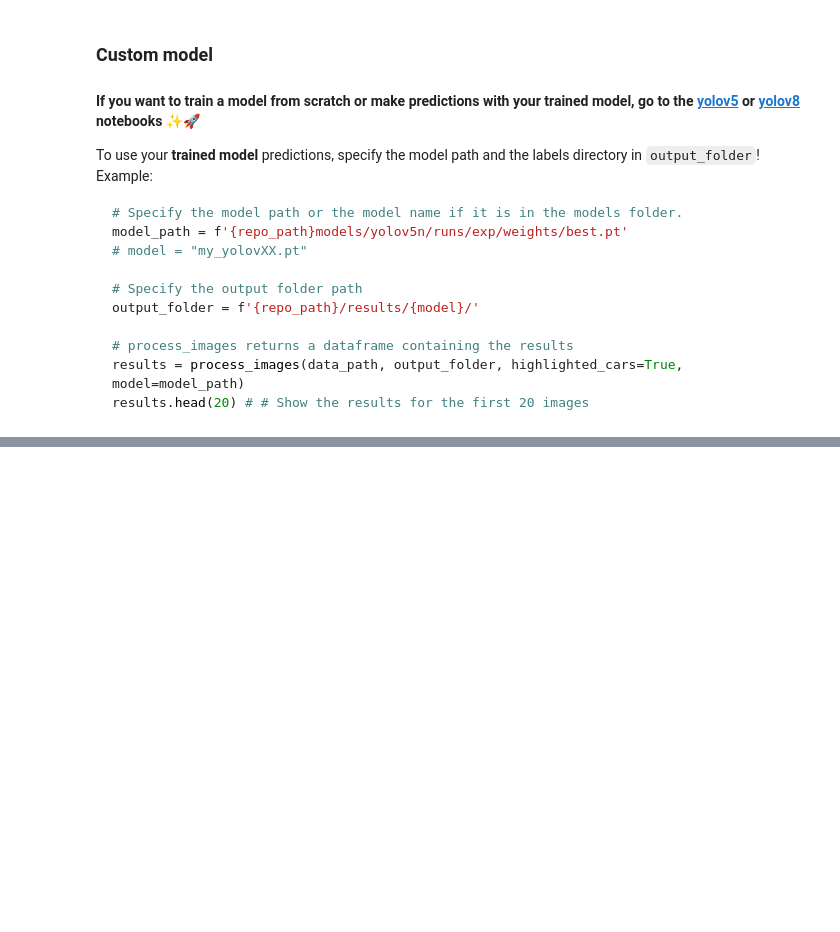
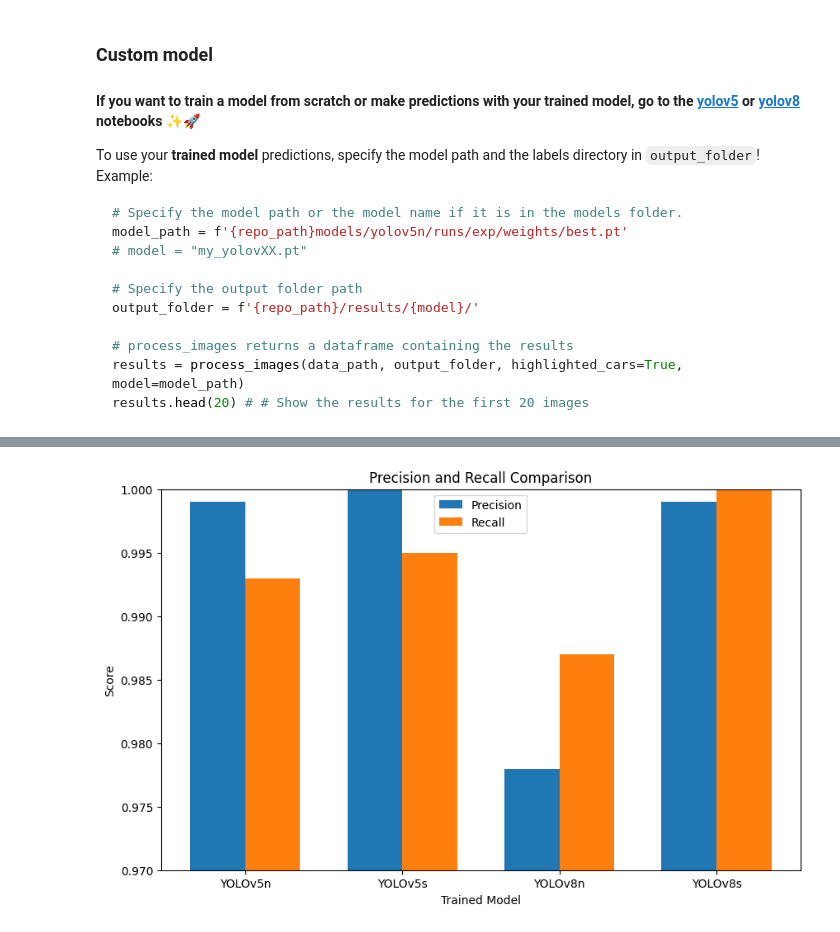
Before and after one commit to math-silva/YOLO-Parking-Spot, a Jupyter notebook: notebooks/yolo-parking-spot.ipynb, the cells around one changed output, grey strips where cells are left out. Drawn from its saved outputs; the diff is of its cells as text; code cells hidden in the pictures; blank space fills up the shorter version.

```diff
--- a/notebooks/yolo-parking-spot.ipynb
+++ b/notebooks/yolo-parking-spot.ipynb
@@ -178,0 +234,5 @@ results.head(20) # # Show the results for the first 20 images
+# %%
+# %% [hide]
+plot_precision_recall(models_summary)
+# %% [output]
+[figure, added]
```
Also changed, not shown: parts of 21 cells of this notebook, 2 other files.
